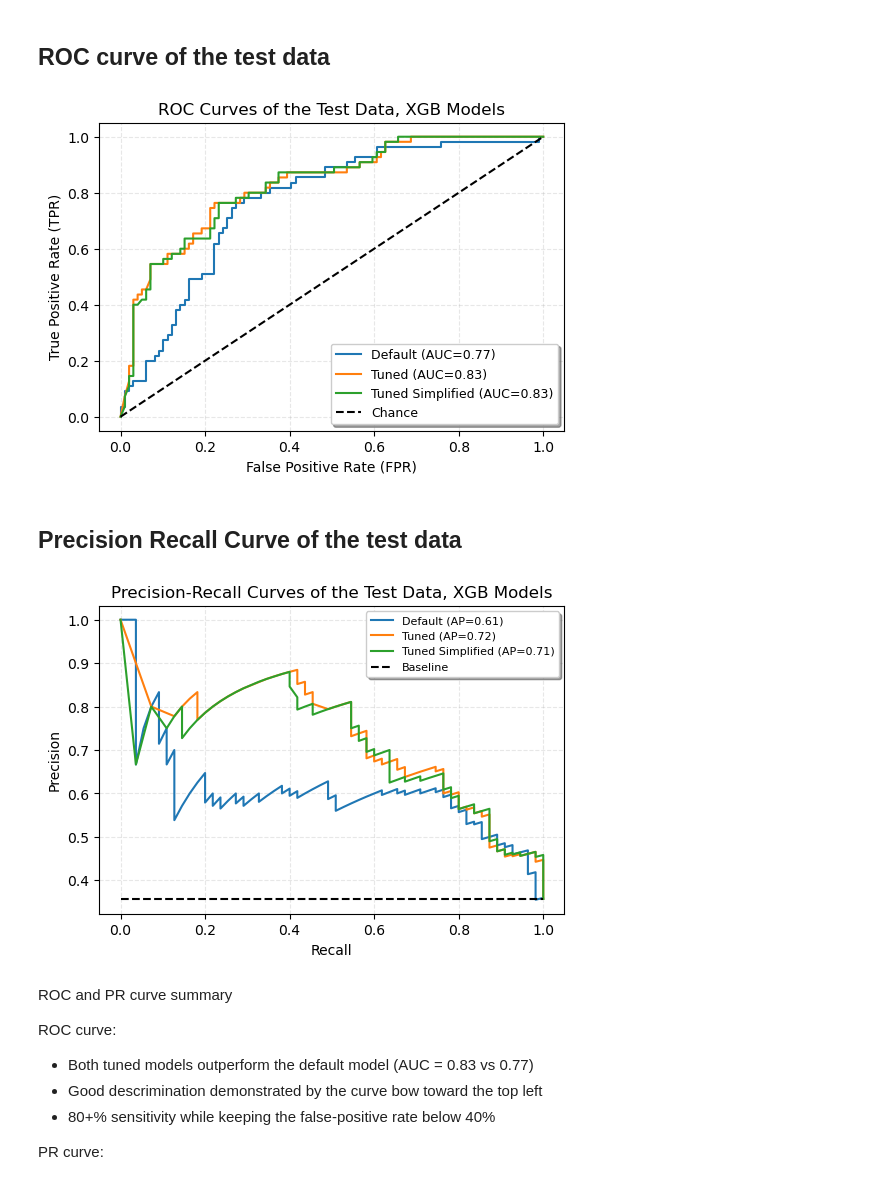
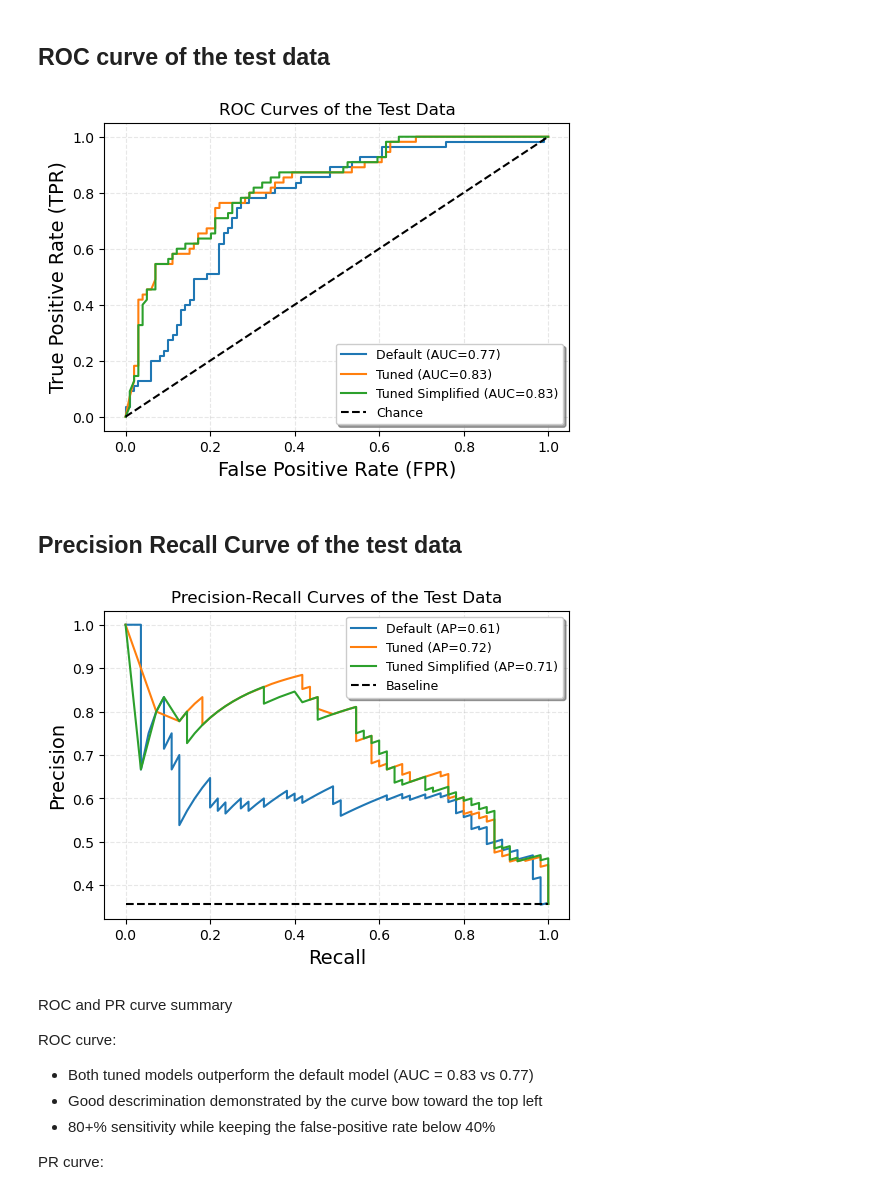
Before and after one commit to apl888/diabetes-prediction, a Jupyter notebook: notebooks/3_XGBoost_model.ipynb, the cells around one changed output. Saved outputs shown, nothing was run; the diff lists cells and outputs as text; code cells hidden in the pictures.

```diff
--- a/notebooks/3_XGBoost_model.ipynb
+++ b/notebooks/3_XGBoost_model.ipynb
@@ -518,50 +534,50 @@ plt.plot(fpr_tuned_simp,tpr_tuned_simp, label=f'Tuned Simplified (AUC={auc_tuned
 # plot the chance line
 plt.plot([0,1],[0,1], 'k--', label='Chance')
 
-plt.xlabel('False Positive Rate (FPR)')
-plt.ylabel('True Positive Rate (TPR)')
+plt.xlabel('False Positive Rate (FPR)', fontsize=14)
+plt.ylabel('True Positive Rate (TPR)', fontsize=14)
 plt.legend(loc='lower right', frameon=True, fancybox=True, shadow=True, fontsize=9)
 plt.grid(True, alpha=0.3, linestyle='--')
-plt.title('ROC Curves of the Test Data, XGB Models')
+plt.title('ROC Curves of the Test Data')
 
 plt.show()
 # %% [output]
-[figure, old version]
+[figure, new version]
 # %% [markdown]
 ## Precision Recall Curve of the test data
 # %%
 # precision recall curves of the test data for three XGB models
 
 # get precision-recall values for each model
 precision_default,recall_default,_ = precision_recall_curve(y_test,y_test_proba_xgb[:,1])
 precision_tuned,recall_tuned,_ = precision_recall_curve(y_test,y_test_proba_tuned[:,1])
 precision_tuned_simp,recall_tuned_simp,_ = precision_recall_curve(y_test,y_test_proba_simp_feats[:,1])
 
 # calculate the average precision (AP) scores for each model
 ap_default = average_precision_score(y_test,y_test_proba_xgb[:,1])
 ap_tuned = average_precision_score(y_test,y_test_proba_tuned[:,1])
 ap_tuned_simp = average_precision_score(y_test,y_test_proba_simp_feats[:,1])
 
 baseline = y_test.mean()
 
 # plot
 plt.figure(figsize=(6,4))
 
 plt.plot(recall_default,precision_default,label=f'Default (AP={ap_default:.2f})')
 plt.plot(recall_tuned,precision_tuned,label=f'Tuned (AP={ap_tuned:.2f})')
 plt.plot(recall_tuned_simp,precision_tuned_simp,label=f'Tuned Simplified (AP={ap_tuned_simp:.2f})')
 
 plt.hlines(baseline, 0, 1, colors='black', linestyles='--', label='Baseline')
 
-plt.xlabel('Recall')
-plt.ylabel('Precision')
-plt.title('Precision-Recall Curves of the Test Data, XGB Models')
+plt.xlabel('Recall', fontsize=14)
+plt.ylabel('Precision', fontsize=14)
+plt.title('Precision-Recall Curves of the Test Data')
 
-plt.legend(loc='upper right', frameon= True, fancybox=True, shadow=True, fontsize=8)
+plt.legend(loc='upper right', frameon= True, fancybox=True, shadow=True, fontsize=9)
 plt.grid(True, alpha=0.3, linestyle='--')
 plt.show()
 # %% [output]
-[figure, old version]
+[figure, new version]
 # %% [markdown]
 ROC and PR curve summary
 
```
Also changed, not shown: parts of 11 cells of this notebook, 6 other files.
